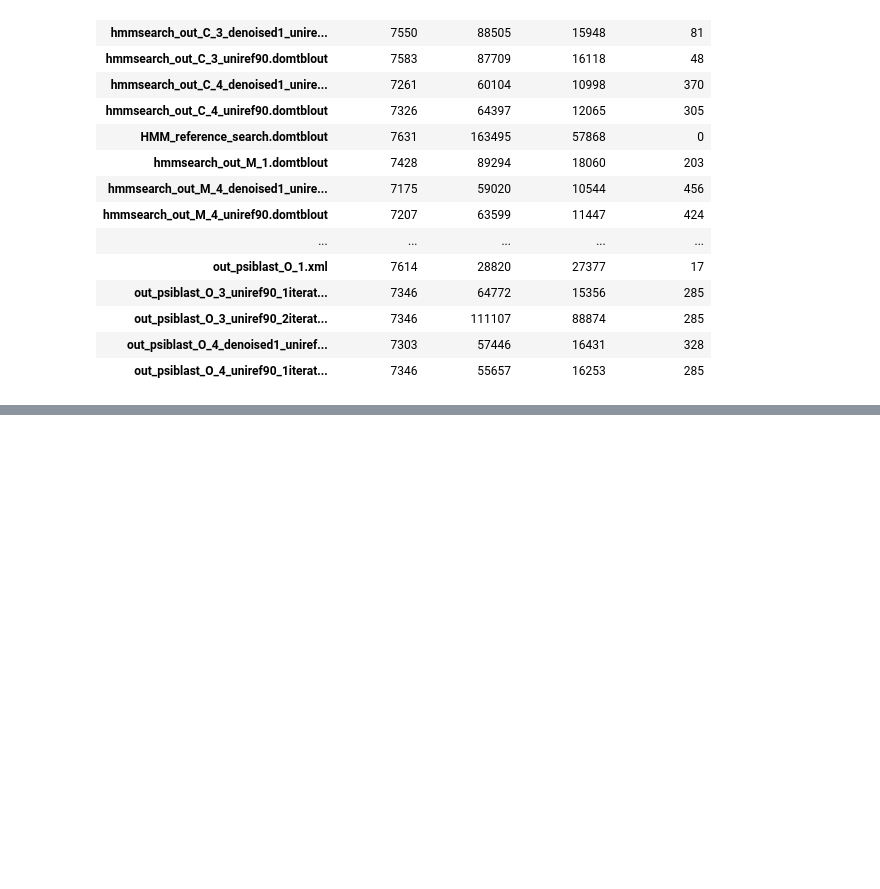
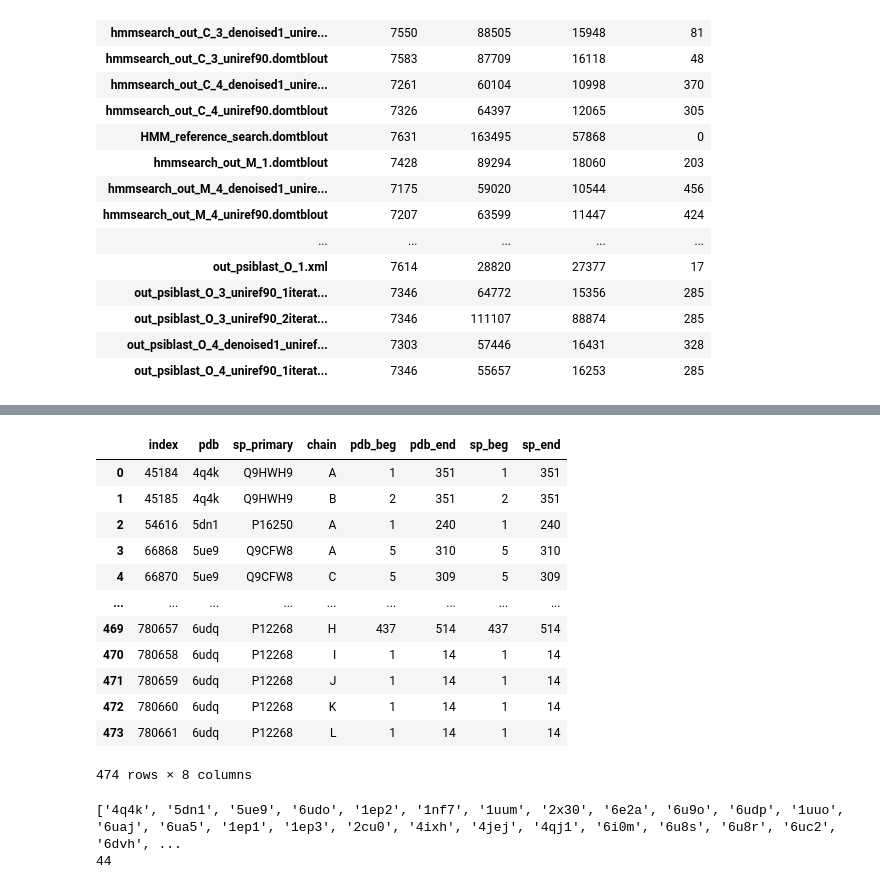
Before and after one commit to AlessandroManente/BD_Project_DS, a Jupyter notebook: Team_1_Project.ipynb, the cells around one changed output, grey strips where cells are left out. Drawn from its saved outputs; the diff is of its cells as text; code cells hidden in the pictures; blank space fills up the shorter version.

```diff
--- a/Team_1_Project.ipynb
+++ b/Team_1_Project.ipynb
@@ -106,9 +116,10 @@ conf_df
 # %%
 from bd_addons.family_structures import *
-
+bestmodel = 'psiblast_C_4_uniref90_1iterations'
 # original dataset
-PATH_MODEL_PROTS = '.\data_team_1\PSSMs\PSSM_C\parsed\out_psiblast_C_4_uniref90_1iterations.csv'
+PATH_MODEL_PROTS = '.\data_team_1\PSSMs\PSSM_C\parsed\out_{}.csv'.format(bestmodel)
 
 # map from pdb chains to uniprot entries
 # use your path where you saved the file for now
-SIFTS_PATH = '..\midterm exams\midterm2\data\pdb_chain_uniprot.tsv'
+# SIFTS_PATH = '..\midterm exams\midterm2\data\pdb_chain_uniprot.tsv'
+SIFTS_PATH = '..\\midterm exams\\midterm2\\data\\uniprot_segments_observed.tsv'
@@ -130,0 +151,28 @@ generate_pdb_dfs(SIFTS_PATH, PATH_MODEL_PROTS)
+# %%
+pdb_db = generate_pdb_df(SIFTS_PATH, PATH_MODEL_PROTS)
+pdb_db.to_csv(".\data_team_1\_part_2\mappings\mapping_{}.csv".format(bestmodel))
+# %%
+pdb_db
+# %% [output]
+|  | index | pdb | sp_primary | chain | pdb_beg | pdb_end | sp_beg | sp_end |
+| 0 | 45184 | 4q4k | Q9HWH9 | A | 1 | 351 | 1 | 351 |
+| 1 | 45185 | 4q4k | Q9HWH9 | B | 2 | 351 | 2 | 351 |
+| 2 | 54616 | 5dn1 | P16250 | A | 1 | 240 | 1 | 240 |
+| 3 | 66868 | 5ue9 | Q9CFW8 | A | 5 | 310 | 5 | 310 |
+| 4 | 66870 | 5ue9 | Q9CFW8 | C | 5 | 309 | 5 | 309 |
+| ... | ... | ... | ... | ... | ... | ... | ... | ... |
+| 469 | 780657 | 6udq | P12268 | H | 437 | 514 | 437 | 514 |
+| 470 | 780658 | 6udq | P12268 | I | 1 | 14 | 1 | 14 |
+| 471 | 780659 | 6udq | P12268 | J | 1 | 14 | 1 | 14 |
+| 472 | 780660 | 6udq | P12268 | K | 1 | 14 | 1 | 14 |
+| 473 | 780661 | 6udq | P12268 | L | 1 | 14 | 1 | 14 |
+474 rows × 8 columns
+# %%
+# keep only chains with 80% or more coverage
+pdb_db_filtered = filter_pdb_db(pdb_db)
+pdb_ids = list(pdb_db_filtered.pdb.unique())
+print(pdb_ids)
+print(len(pdb_ids))
+# %% [output]
+['4q4k', '5dn1', '5ue9', '6udo', '1ep2', '1nf7', '1uum', '2x30', '6e2a', '6u9o', '6udp', '1uuo', '6uaj', '6ua5', '1ep1', '1ep3', '2cu0', '4ixh', '4jej', '4qj1', '6i0m', '6u8s', '6u8r', '6uc2', '6dvh', ...
+44
```
Also changed, not shown: parts of 9 cells of this notebook, 48 other files.
